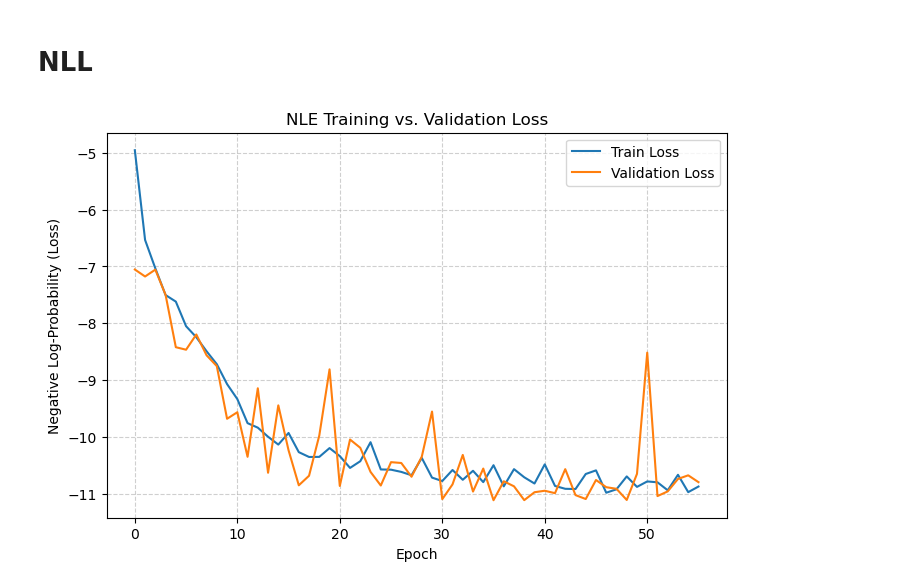
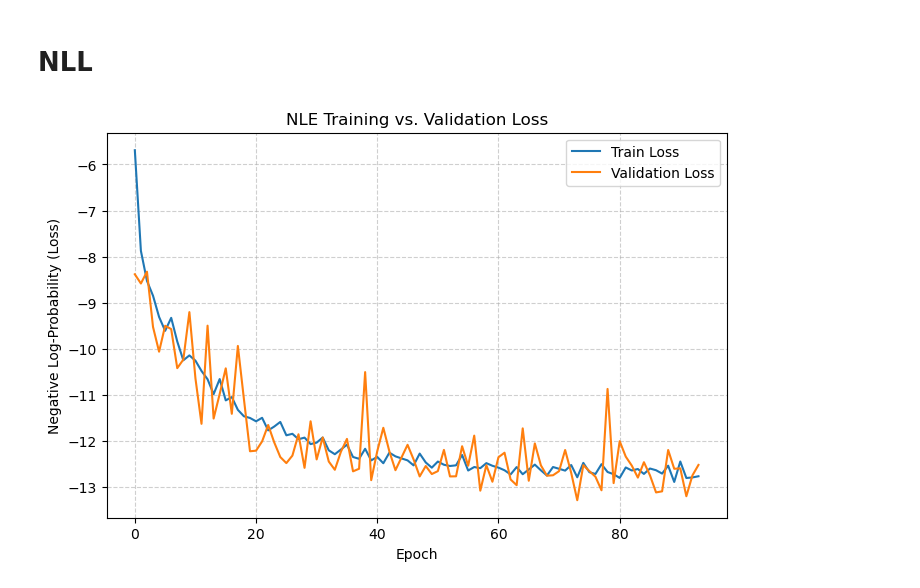
Before and after one commit to Anodymous1/suds, a Jupyter notebook: 8d_theta/NLL.ipynb, the cells around one changed output. Cells and saved outputs as stored; diff of their text form; code cells hidden in the pictures.

```diff
--- a/8d_theta/NLL.ipynb
+++ b/8d_theta/NLL.ipynb
@@ -6,30 +6,30 @@ import numpy as np
 import matplotlib.pyplot as plt
 # %%
 # Train your model as normal
-inference = load_pickle("./model_1/inference.pkl")
+inference = load_pickle("./model_5/inference_2048.pkl")
 
 # Extract the training history from the SNLE object
 train_losses = -np.array(inference._summary["training_log_probs"])
 val_losses = -np.array(inference._summary["validation_log_probs"])
 
 # Save the metrics to disk alongside the model
 metrics = {
     "train_losses": train_losses,
     "val_losses": val_losses
 }
 
 
 # Plot the diagnostic curves using Matplotlib
 
 plt.figure(figsize=(8, 5))
 plt.plot(train_losses, label="Train Loss")
 plt.plot(val_losses, label="Validation Loss")
 plt.xlabel("Epoch")
 plt.ylabel("Negative Log-Probability (Loss)")
 plt.legend()
 plt.title("NLE Training vs. Validation Loss")
 plt.grid(True, linestyle="--", alpha=0.6)
 # plt.savefig("./8d_theta/model_3/loss_curve.png")
 plt.show()
 # %% [output]
-[figure, old version]
+[figure, new version]
```
Also changed, not shown: 34 other files.
